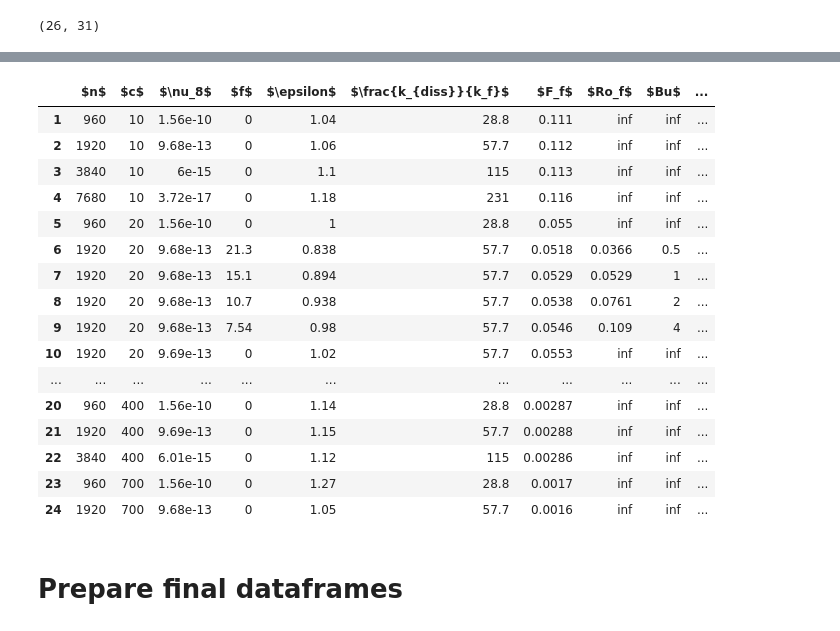
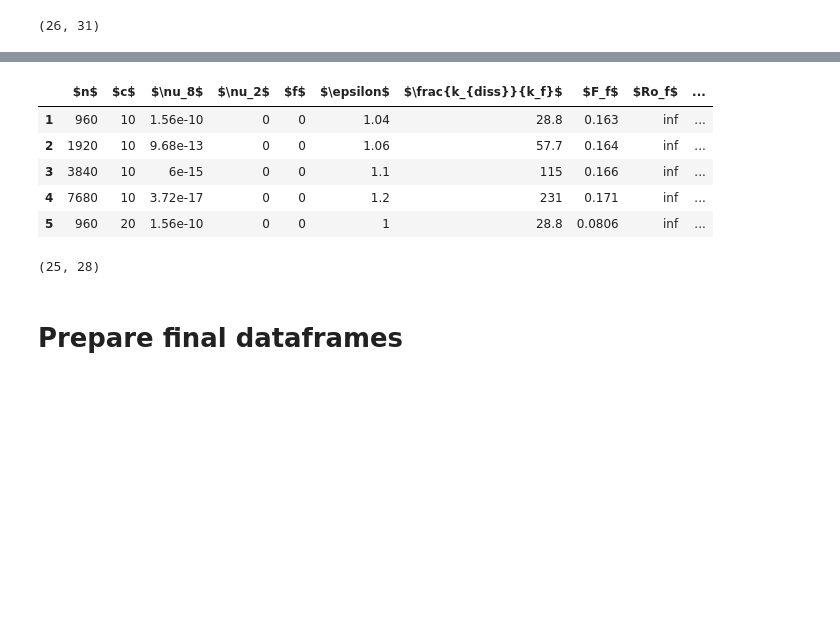
Before and after one commit to ashwinvis/augieretal_jfm_2019_shallow_water, a Jupyter notebook: Python/table.ipynb, the cells around one changed output, grey strips where cells are left out. Cells and saved outputs as stored; diff of their text form; code cells hidden in the pictures; blank space fills up the shorter version.

```diff
--- a/Python/table.ipynb
+++ b/Python/table.ipynb
@@ -42,6 +38,10 @@ Also check that you aren't mistakenly setting the invert arguement
 len(df_noise), len(df_vort)
 # %% [output]
 (26, 31)
+# %%
+# Ignore because not defined
+df_noise.drop(columns=["$Re$", "$ReF_f^{2/3}$"], inplace=True)
+df_vort.drop(columns=["$Re$", "$ReF_f^{2/3}$"], inplace=True)
 # %%
 df_vort = clean_up(df_vort)
 df_vort = sort_reindex(df_vort)
@@ -67,25 +56,18 @@ df_vort
 # %%
 df_noise = clean_up(df_noise)
 df_noise = sort_reindex(df_noise)
-df_noise
+df_noise.head()
 # %% [output]
-|  | $n$ | $c$ | $\nu_8$ | $f$ | $\epsilon$ | $\frac{k_{diss}}{k_f}$ | $F_f$ | $Ro_f$ | $Bu$ | ... |
-| 1 | 960 | 10 | 1.56e-10 | 0 | 1.04 | 28.8 | 0.111 | inf | inf | ... |
-| 2 | 1920 | 10 | 9.68e-13 | 0 | 1.06 | 57.7 | 0.112 | inf | inf | ... |
-| 3 | 3840 | 10 | 6e-15 | 0 | 1.1 | 115 | 0.113 | inf | inf | ... |
-| 4 | 7680 | 10 | 3.72e-17 | 0 | 1.18 | 231 | 0.116 | inf | inf | ... |
-| 5 | 960 | 20 | 1.56e-10 | 0 | 1 | 28.8 | 0.055 | inf | inf | ... |
-| 6 | 1920 | 20 | 9.68e-13 | 21.3 | 0.838 | 57.7 | 0.0518 | 0.0366 | 0.5 | ... |
-| 7 | 1920 | 20 | 9.68e-13 | 15.1 | 0.894 | 57.7 | 0.0529 | 0.0529 | 1 | ... |
-| 8 | 1920 | 20 | 9.68e-13 | 10.7 | 0.938 | 57.7 | 0.0538 | 0.0761 | 2 | ... |
-| 9 | 1920 | 20 | 9.68e-13 | 7.54 | 0.98 | 57.7 | 0.0546 | 0.109 | 4 | ... |
-| 10 | 1920 | 20 | 9.69e-13 | 0 | 1.02 | 57.7 | 0.0553 | inf | inf | ... |
-| ... | ... | ... | ... | ... | ... | ... | ... | ... | ... | ... |
-| 20 | 960 | 400 | 1.56e-10 | 0 | 1.14 | 28.8 | 0.00287 | inf | inf | ... |
-| 21 | 1920 | 400 | 9.69e-13 | 0 | 1.15 | 57.7 | 0.00288 | inf | inf | ... |
-| 22 | 3840 | 400 | 6.01e-15 | 0 | 1.12 | 115 | 0.00286 | inf | inf | ... |
-| 23 | 960 | 700 | 1.56e-10 | 0 | 1.27 | 28.8 | 0.0017 | inf | inf | ... |
-| 24 | 1920 | 700 | 9.68e-13 | 0 | 1.05 | 57.7 | 0.0016 | inf | inf | ... |
+|  | $n$ | $c$ | $\nu_8$ | $\nu_2$ | $f$ | $\epsilon$ | $\frac{k_{diss}}{k_f}$ | $F_f$ | $Ro_f$ | ... |
+| 1 | 960 | 10 | 1.56e-10 | 0 | 0 | 1.04 | 28.8 | 0.163 | inf | ... |
+| 2 | 1920 | 10 | 9.68e-13 | 0 | 0 | 1.06 | 57.7 | 0.164 | inf | ... |
+| 3 | 3840 | 10 | 6e-15 | 0 | 0 | 1.1 | 115 | 0.166 | inf | ... |
+| 4 | 7680 | 10 | 3.72e-17 | 0 | 0 | 1.2 | 231 | 0.171 | inf | ... |
+| 5 | 960 | 20 | 1.56e-10 | 0 | 0 | 1 | 28.8 | 0.0806 | inf | ... |
+# %%
+len(df_noise), len(df_vort)
+# %% [output]
+(25, 28)
 # %% [markdown]
 # Prepare final dataframes
 # %% [markdown]
```
Also changed, not shown: parts of 10 cells of this notebook, 9 other files.
